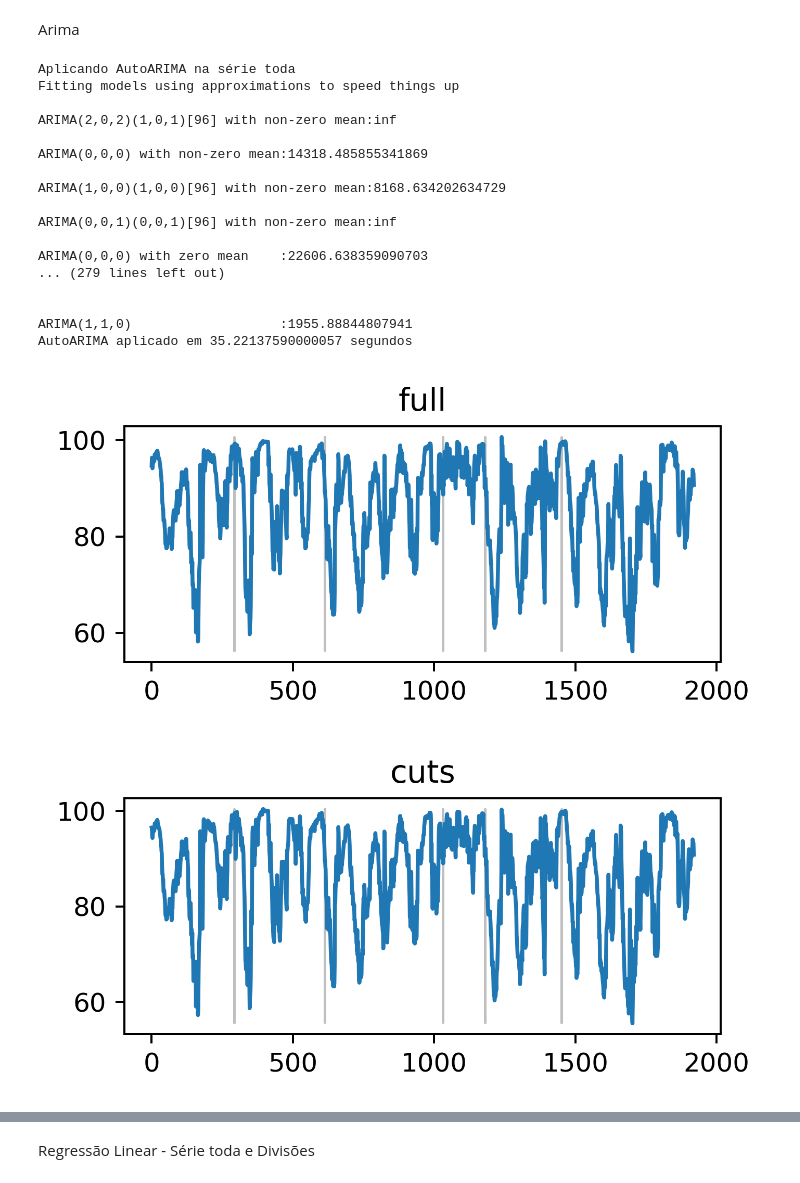
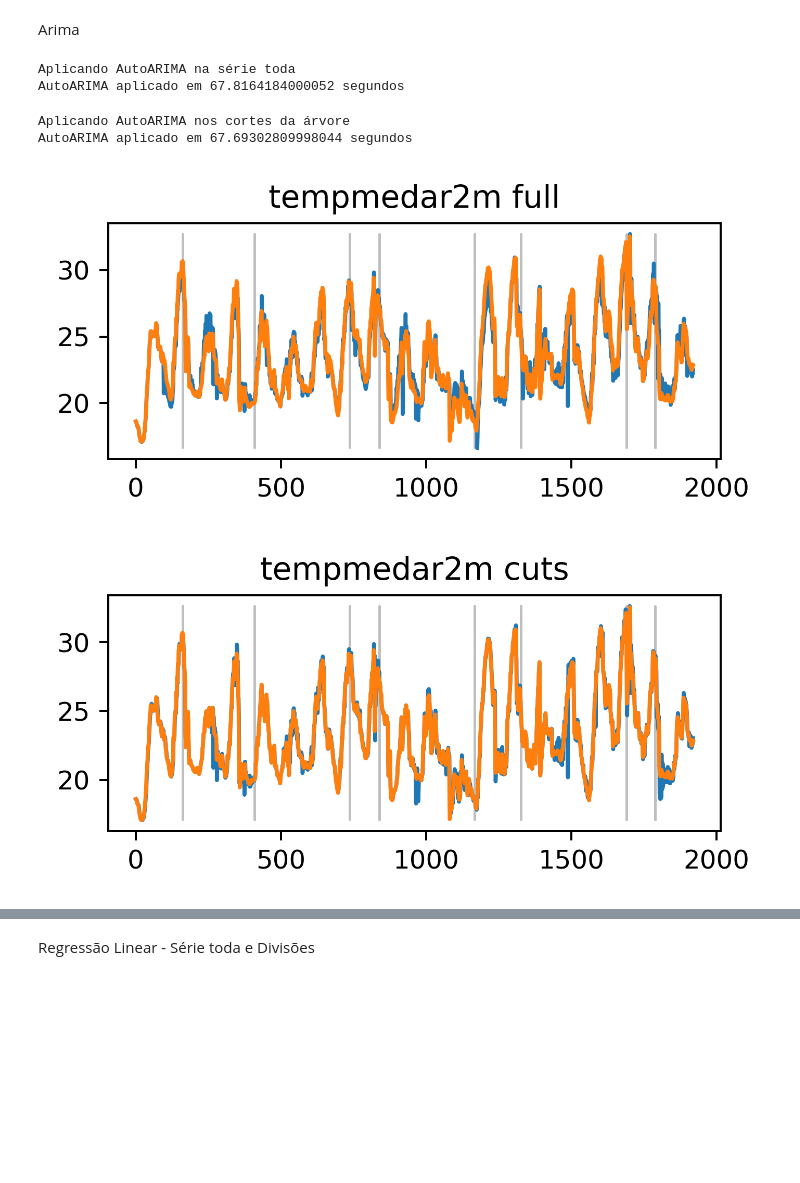
Before and after one commit to BobVitorBob/XTSTree, a Jupyter notebook: XTSTree.ipynb, the cells around one changed output, grey strips where cells are left out. Cells and saved outputs as stored; diff of their text form; code cells hidden in the pictures; blank space fills up the shorter version.

```diff
--- a/XTSTree.ipynb
+++ b/XTSTree.ipynb
@@ -301,7 +322,11 @@ from sklearn.metrics import mean_squared_error as mse
 # %%
 mse_perc = 0.4
 def apply_arima(series):
-  preds = AutoARIMA(period=96, d=ndiffs(series, test='adf'), D=nsdiffs(series, m=96), stepwise=True, trace=True).fit(series).predict_in_sample()['mean']
+  preds = AutoARIMA(period=96,
+                    # d=ndiffs(series, test='adf'),
+                    # D=nsdiffs(series, m=96),
+                    stepwise=True
+									).fit(series).predict_in_sample()['mean']
   err = mse(series[int(len(series)*(1-mse_perc)):], preds[int(len(preds)*(1-mse_perc)):])
   return list(preds), err
 
@@ -318,7 +343,7 @@ def seq_data(data, window_size=96):
 # %%
 print(f'Aplicando AutoARIMA na série toda')
 t = time.perf_counter()
-pred_full, _ = apply_arima(np.array(series['umidrelmed2m']))
+pred_full, _ = apply_arima(np.array(series[feature]))
 print(f'AutoARIMA aplicado em {time.perf_counter() - t} segundos')
 
 errs_full_by_cut = []
@@ -328,43 +353,32 @@ for i, cut_pos in enumerate(cut_points):
     continue
   errs_full_by_cut.append(
     mse(
-      series['umidrelmed2m'][int(((cut_pos - cut_points[i-1])*(1-mse_perc)) + cut_points[i-1]):cut_pos],
+      series[feature][int(((cut_pos - cut_points[i-1])*(1-mse_perc)) + cut_points[i-1]):cut_pos],
       pred_full[int(((cut_pos - cut_points[i-1])*(1-mse_perc)) + cut_points[i-1]):cut_pos]
     )
   )
-
-pred_cuts = []
-errs_cuts_by_cut = []
-print('Aplicando AutoARIMA nos cortes da árvore')
-t = time.perf_counter()
-for s in xtstree.cut_series(series['umidrelmed2m']):
-  pred, err = apply_arima(np.array(s))
-  pred_cuts = pred_cuts + pred
-  errs_cuts_by_cut.append(err)
-print(f'AutoARIMA aplicado em {time.perf_counter() - t} segundos')
-
-plot(pred_full, title='full', divisions=xtstree.cut_points())
-plot(pred_cuts, title='cuts', divisions=xtstree.cut_points())
 # %% [output]
 Aplicando AutoARIMA na série toda
-Fitting models using approximations to speed things up
-
-ARIMA(2,0,2)(1,0,1)[96] with non-zero mean:inf
-
-ARIMA(0,0,0) with non-zero mean:14318.485855341869
-
-ARIMA(1,0,0)(1,0,0)[96] with non-zero mean:8168.634202634729
-
-ARIMA(0,0,1)(0,0,1)[96] with non-zero mean:inf
-
-ARIMA(0,0,0) with zero mean    :22606.638359090703
-... (279 lines left out)
-
-
-ARIMA(1,1,0)                   :1955.88844807941
-AutoARIMA aplicado em 35.22137590000057 segundos
+AutoARIMA aplicado em 67.8164184000052 segundos
-[figure, removed]
-[figure, removed]
+# %%
+pred_cuts = []
+errs_cuts_by_cut = []
+print('Aplicando AutoARIMA nos cortes da árvore')
+t = time.perf_counter()
+for s in xtstree.cut_series(series[feature]):
+  pred, err = apply_arima(np.array(s))
+  pred_cuts = pred_cuts + pred
+  errs_cuts_by_cut.append(err)
+print(f'AutoARIMA aplicado em {time.perf_counter() - t} segundos')
+# %% [output]
+Aplicando AutoARIMA nos cortes da árvore
+AutoARIMA aplicado em 67.69302809998044 segundos
+# %%
+plot(pred_full, sec_plots=[series[feature]], title=f'{feature} full', divisions=xtstree.cut_points())
+plot(pred_cuts, sec_plots=[series[feature]], title=f'{feature} cuts', divisions=xtstree.cut_points())
+# %% [output]
+[figure, added]
+[figure, added]
 # %%
 print(f'Erro nos últimos {mse_perc * 100}% de cada corte')
 print('Erro dos cortes / Erro série completa')
```
Also changed, not shown: parts of 11 cells of this notebook.
